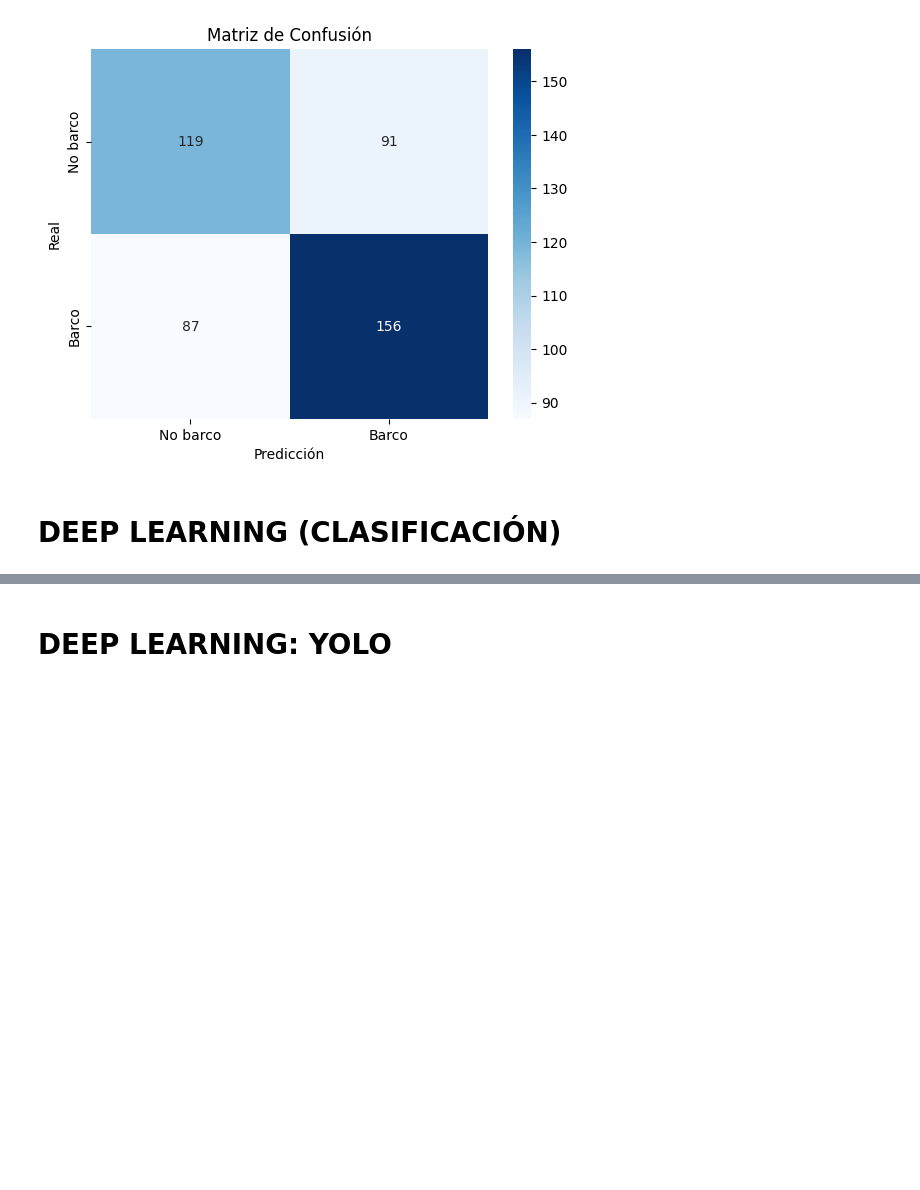
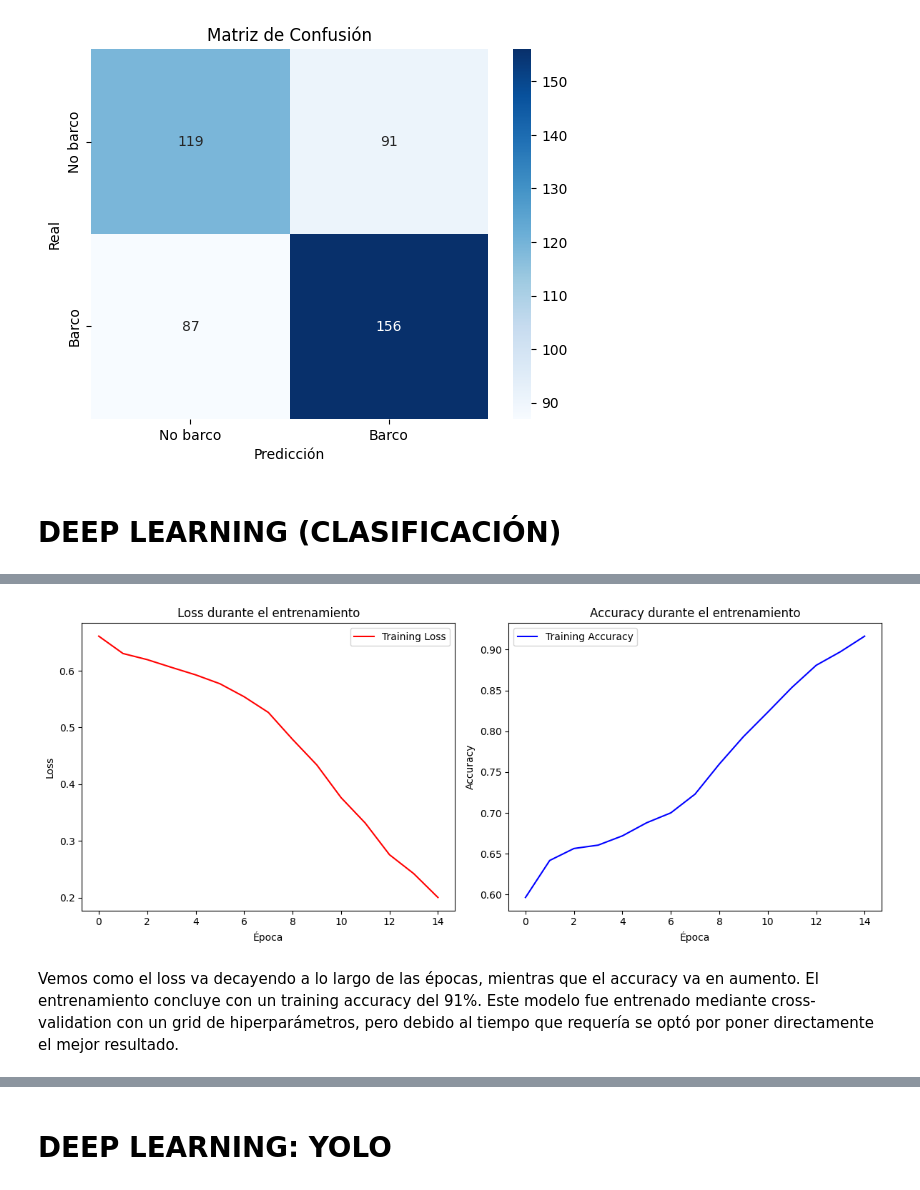
Before and after one commit to MarcosBlancoVigo/DeepLearning-Images, a Jupyter notebook: code/Code.ipynb, the cells around one changed output, grey strips where cells are left out. Saved outputs shown, nothing was run; the diff lists cells and outputs as text; code cells hidden in the pictures; blank space fills up the shorter version.

```diff
--- a/code/Code.ipynb
+++ b/code/Code.ipynb
@@ -338,3 +341,29 @@ Epoch 15/15, Loss: 26.2154
+# %%
+import matplotlib.pyplot as plt
+
+# Loss
+plt.figure(figsize=(12, 5))
+plt.subplot(1, 2, 1)
+plt.plot(train_losses, label='Training Loss', color='red')
+plt.title('Loss durante el entrenamiento')
+plt.xlabel('Época')
+plt.ylabel('Loss')
+plt.legend()
+
+# Accuracy
+plt.subplot(1, 2, 2)
+plt.plot(train_accuracies, label='Training Accuracy', color='blue')
+plt.title('Accuracy durante el entrenamiento')
+plt.xlabel('Época')
+plt.ylabel('Accuracy')
+plt.legend()
+
+plt.tight_layout()
+plt.show()
+# %% [output]
+[figure, added]
+# %% [markdown]
+Vemos como el loss va decayendo a lo largo de las épocas, mientras que el accuracy va en aumento. El entrenamiento concluye con un training accuracy del 91%. Este modelo fue entrenado mediante cross-validation con un grid de hiperparámetros, pero debido al tiempo que requería se optó por poner directamente el mejor resultado.
 # %%
 model.eval()
 all_preds, all_labels = [], []
```
Also changed, not shown: parts of 12 cells of this notebook.
